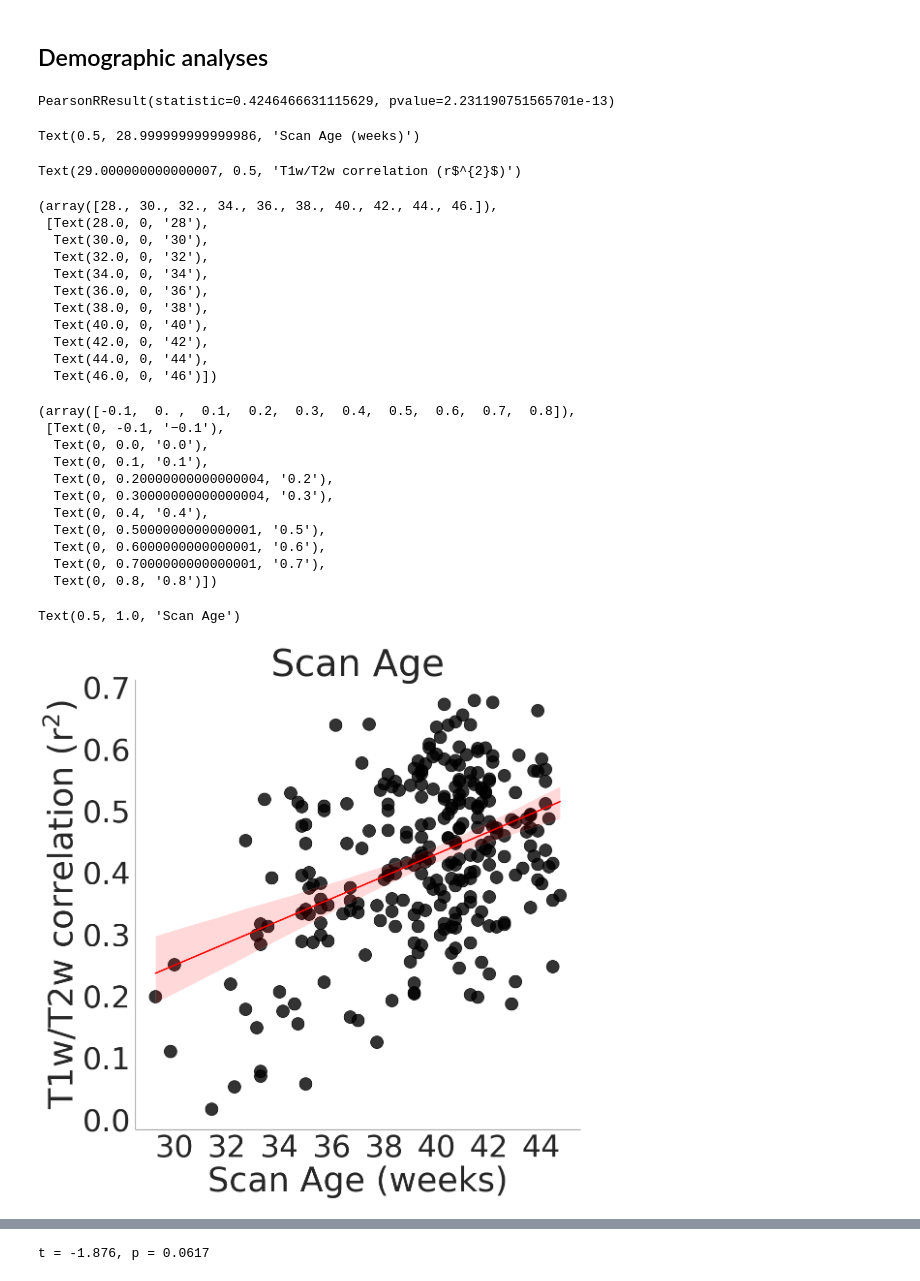
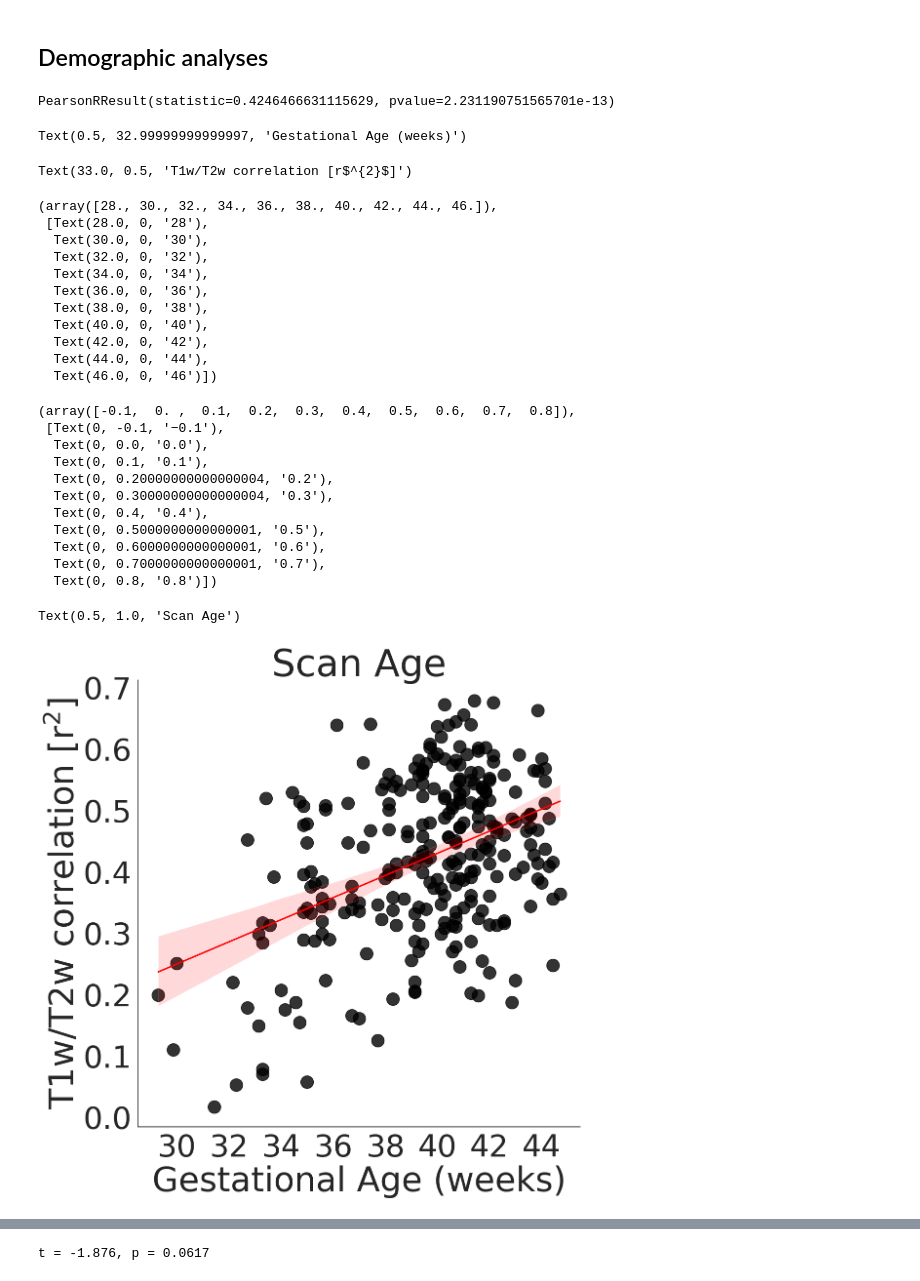
Before and after one commit to EduNeuroLab/WMGMMyelinInfants, a Jupyter notebook: Figure4.ipynb, the cells around one changed output, grey strips where cells are left out. Saved outputs shown, nothing was run; the diff lists cells and outputs as text; code cells hidden in the pictures.

```diff
--- a/Figure4.ipynb
+++ b/Figure4.ipynb
@@ -148,42 +148,42 @@ fig1=sns.lmplot(
 )
 fig1=sns.regplot(data=FactorAnalyses, x='scan_age', y="r2", scatter=False, ax=fig1.axes[0, 0], line_kws={"color": "red"})
 scipy.stats.pearsonr(FactorAnalyses['scan_age'], FactorAnalyses['r2'])
-plt.xlabel("Scan Age (weeks)", fontsize=50)
-plt.ylabel("T1w/T2w correlation (r$^{2}$)", fontsize=50)
+plt.xlabel("Gestational Age (weeks)", fontsize=50)
+plt.ylabel("T1w/T2w correlation [r$^{2}$]", fontsize=50)
 plt.xticks(fontsize=45)
 plt.yticks(fontsize=45)
 fig1.set_title('Scan Age', fontsize=55)
 
 #os.makedirs('./figures',exist_ok=True)
 plt.savefig('./figures/R2AndScanAge.png', dpi=600, bbox_inches = "tight")
 # %% [output]
 PearsonRResult(statistic=0.4246466631115629, pvalue=2.231190751565701e-13)
-Text(0.5, 28.999999999999986, 'Scan Age (weeks)')
+Text(0.5, 32.99999999999997, 'Gestational Age (weeks)')
-Text(29.000000000000007, 0.5, 'T1w/T2w correlation (r$^{2}$)')
+Text(33.0, 0.5, 'T1w/T2w correlation [r$^{2}$]')
 (array([28., 30., 32., 34., 36., 38., 40., 42., 44., 46.]),
  [Text(28.0, 0, '28'),
   Text(30.0, 0, '30'),
   Text(32.0, 0, '32'),
   Text(34.0, 0, '34'),
   Text(36.0, 0, '36'),
   Text(38.0, 0, '38'),
   Text(40.0, 0, '40'),
   Text(42.0, 0, '42'),
   Text(44.0, 0, '44'),
   Text(46.0, 0, '46')])
 (array([-0.1,  0. ,  0.1,  0.2,  0.3,  0.4,  0.5,  0.6,  0.7,  0.8]),
  [Text(0, -0.1, '−0.1'),
   Text(0, 0.0, '0.0'),
   Text(0, 0.1, '0.1'),
   Text(0, 0.20000000000000004, '0.2'),
   Text(0, 0.30000000000000004, '0.3'),
   Text(0, 0.4, '0.4'),
   Text(0, 0.5000000000000001, '0.5'),
   Text(0, 0.6000000000000001, '0.6'),
   Text(0, 0.7000000000000001, '0.7'),
   Text(0, 0.8, '0.8')])
 Text(0.5, 1.0, 'Scan Age')
-[figure, old version]
+[figure, new version]
 # %%
 sns.set_style('white');
 fig1=sns.lmplot(
```
Also changed, not shown: parts of 2 cells of this notebook, 2 other files.
